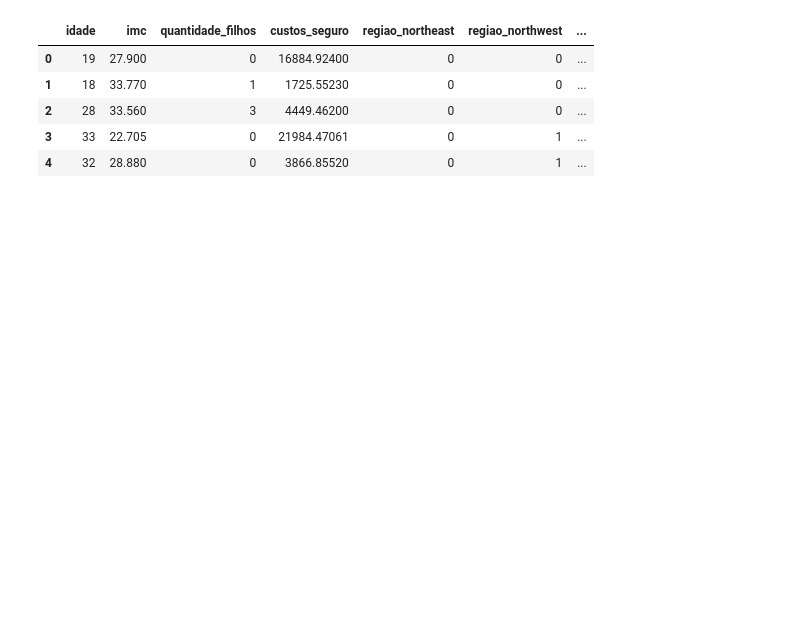
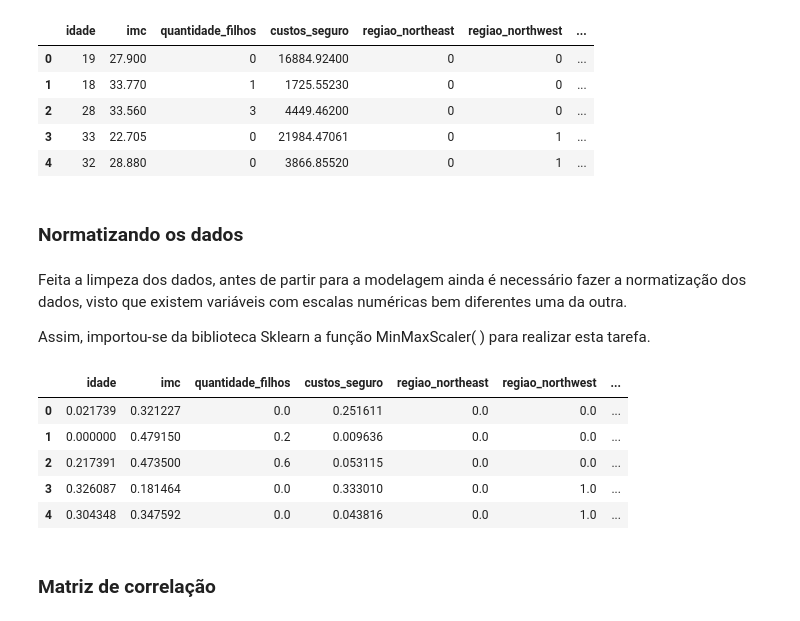
Before and after one commit to rfprates/regressao_seguro, a Jupyter notebook: case_preco_seguros.ipynb, the cells around one changed output. Cells and saved outputs as stored; diff of their text form; code cells hidden in the pictures; blank space fills up the shorter version.

```diff
--- a/case_preco_seguros.ipynb
+++ b/case_preco_seguros.ipynb
@@ -253,3 +260,25 @@ df.head()
 | 2 | 28 | 33.560 | 3 | 4449.46200 | 0 | 0 | ... |
 | 3 | 33 | 22.705 | 0 | 21984.47061 | 0 | 1 | ... |
 | 4 | 32 | 28.880 | 0 | 3866.85520 | 0 | 1 | ... |
+# %% [markdown]
+### Normatizando os dados
+# %% [markdown]
+Feita a limpeza dos dados, antes de partir para a modelagem ainda é necessário fazer a normatização dos dados, visto que existem variáveis com escalas numéricas bem diferentes uma da outra.
+
+Assim, importou-se da biblioteca Sklearn a função MinMaxScaler( ) para realizar esta tarefa.
+# %%
+from sklearn.preprocessing import MinMaxScaler
+
+scaler = MinMaxScaler()
+
+df_norm = pd.DataFrame(data = scaler.fit_transform(df), index = df.index, columns = df.columns)
+df_norm.head()
+# %% [output]
+|  | idade | imc | quantidade_filhos | custos_seguro | regiao_northeast | regiao_northwest | ... |
+| 0 | 0.021739 | 0.321227 | 0.0 | 0.251611 | 0.0 | 0.0 | ... |
+| 1 | 0.000000 | 0.479150 | 0.2 | 0.009636 | 0.0 | 0.0 | ... |
+| 2 | 0.217391 | 0.473500 | 0.6 | 0.053115 | 0.0 | 0.0 | ... |
+| 3 | 0.326087 | 0.181464 | 0.0 | 0.333010 | 0.0 | 1.0 | ... |
+| 4 | 0.304348 | 0.347592 | 0.0 | 0.043816 | 0.0 | 1.0 | ... |
+# %% [markdown]
+### Matriz de correlação
```
Also changed, not shown: parts of 16 cells of this notebook.
